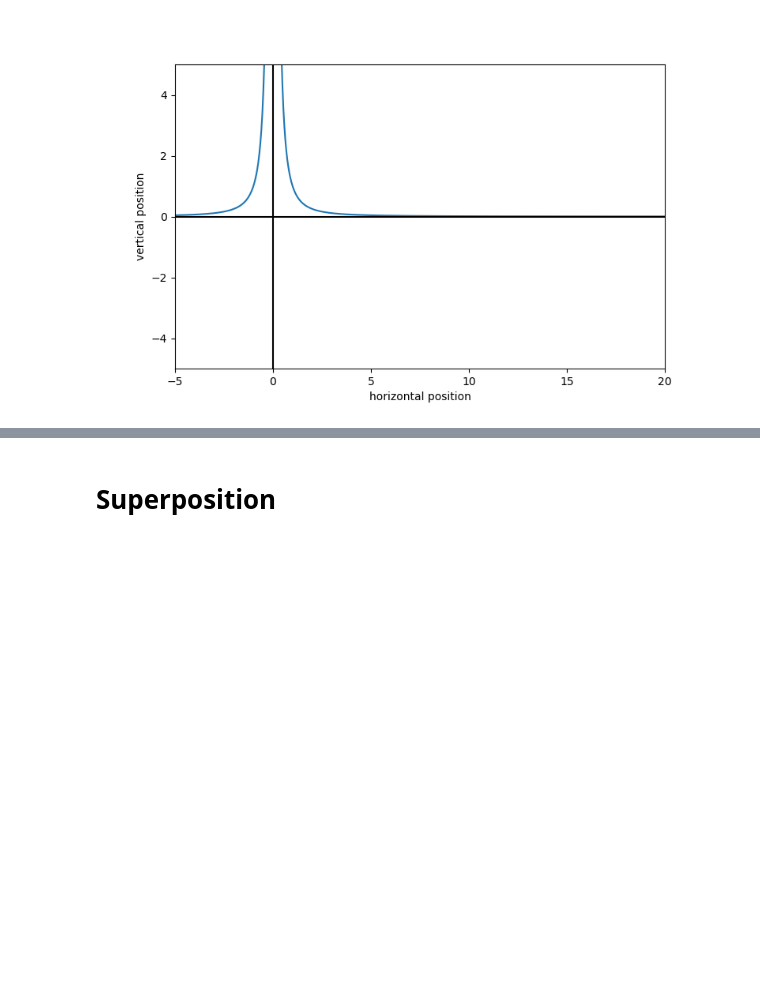
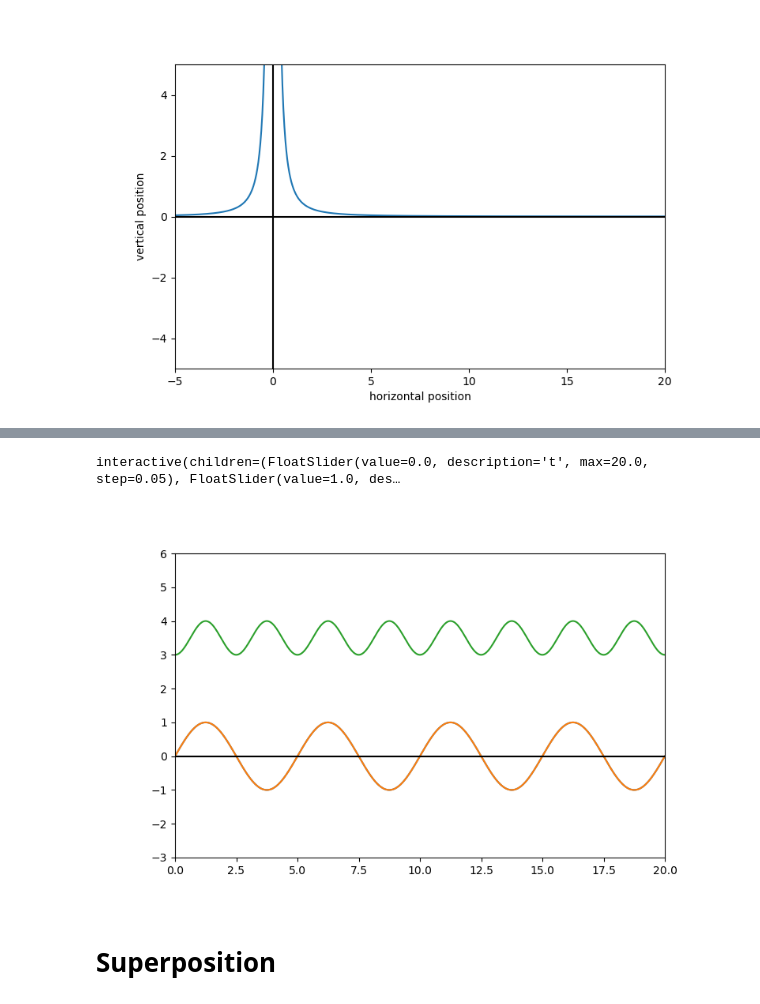
Before and after one commit to ehremington/340-2026-spring, a Jupyter notebook: waveMotionDemo.ipynb, the cells around one changed output, grey strips where cells are left out. Cells and saved outputs as stored; diff of their text form; code cells hidden in the pictures; blank space fills up the shorter version.

```diff
--- a/waveMotionDemo.ipynb
+++ b/waveMotionDemo.ipynb
@@ -109,3 +113,29 @@ interactive(children=(FloatSlider(value=0.0, description='t', max=10.0, step=0.0
+# %%
+def interfereDemoIntensity(func1,func2):
+    fig2 = plt.figure(figsize=(8,5))
+    ax2 = fig2.add_subplot(111)
+    x = np.linspace(0,20,1000)
+    line21, = ax2.plot([],[])
+    line22, = ax2.plot([],[])
+    line23, = ax2.plot([],[])
+    ax2.set_ylim((-3,6))
+    ax2.set_xlim((0,20))
+    ax2.hlines(0,0,20, 'k')
+
+    def plot2(t=0, a=1, k=.2, w=1, ph=0):
+        wave1 = func1(x,t,1,.2,1,0)
+        wave2 = func2(x,t,a,k,w,ph)
+        line21.set_data(x,wave1)
+        line22.set_data(x,wave2)
+        line23.set_data(x,wave1*wave2+3)
+        plt.draw()
+
+    interact(plot2, t=(0,20,.05), a=(1,5,.1), k=(.01,10,.01), w = (0.1,10,0.1), ph=(0,6.3,.1))
+# %%
+interfereDemoIntensity(sinWave, sinWave)
+# %% [output]
+interactive(children=(FloatSlider(value=0.0, description='t', max=20.0, step=0.05), FloatSlider(value=1.0, des…
+[figure, added]
 # %% [markdown]
 # Superposition
 # %%
```
Also changed, not shown: parts of 9 cells of this notebook, 4 other files.
